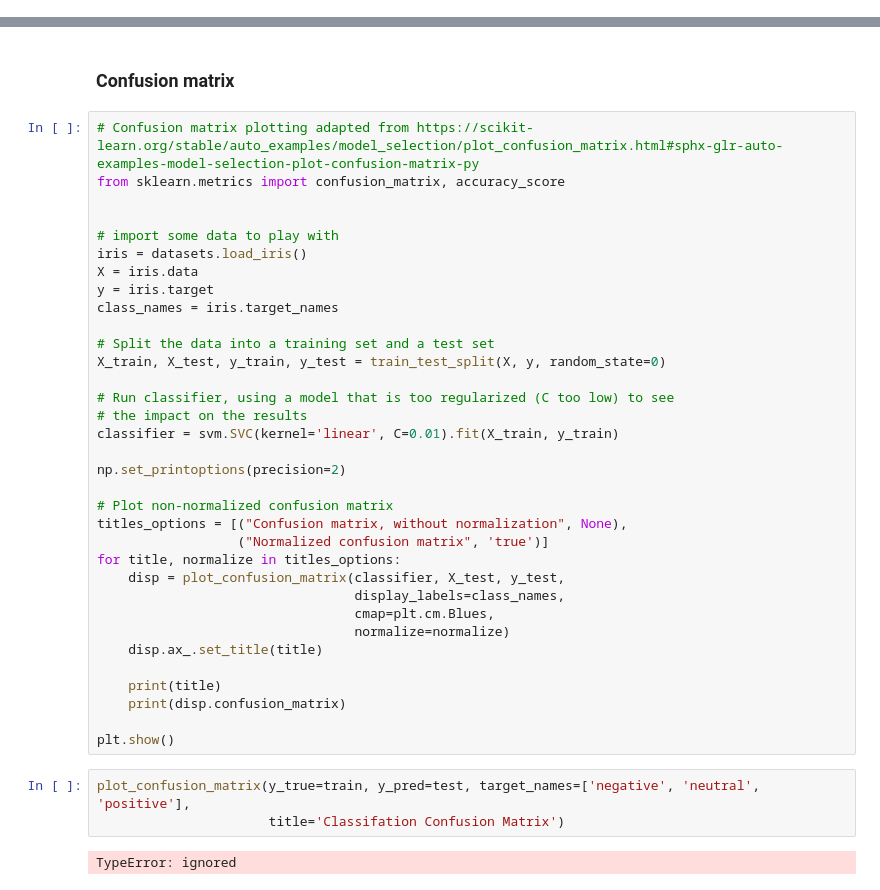
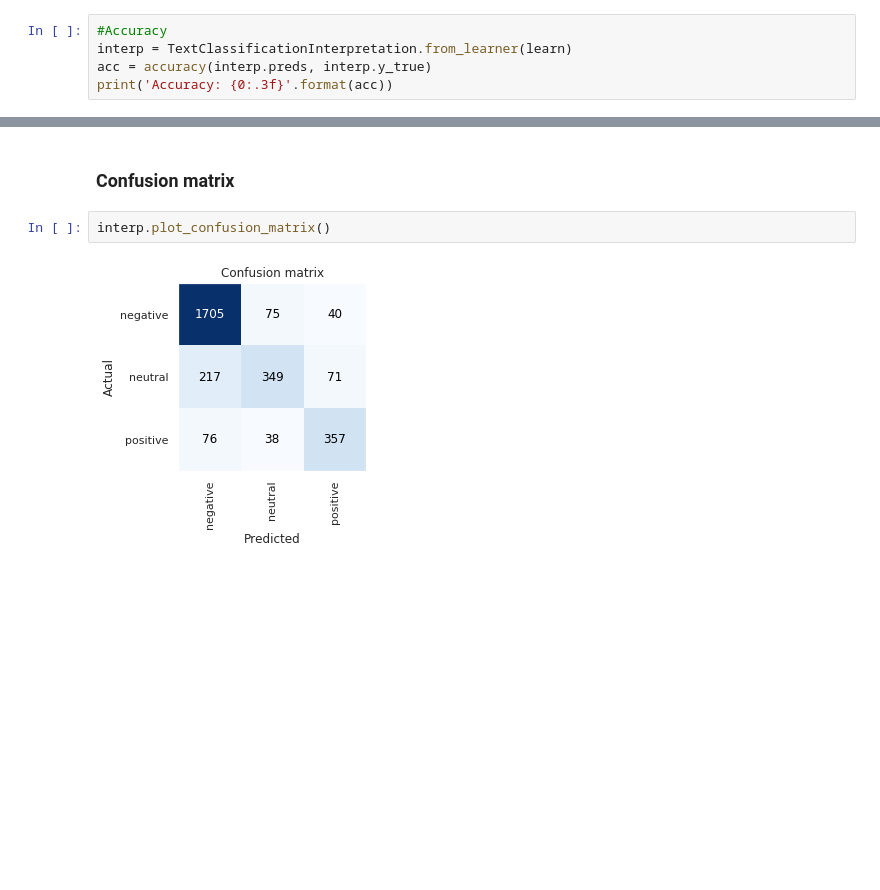
Before and after one commit to AlekseiMikhalev/Data-Science-Projects, a Jupyter notebook: ULMFiT_analysis.ipynb, the cells around one changed output, grey strips where cells are left out. Saved outputs shown, nothing was run; the diff lists cells and outputs as text; blank space fills up the shorter version.

```diff
--- a/ULMFiT_analysis.ipynb
+++ b/ULMFiT_analysis.ipynb
@@ -610,0 +609,5 @@ learn.show_results(rows=10)
+# %%
+#Accuracy
+interp = TextClassificationInterpretation.from_learner(learn)
+acc = accuracy(interp.preds, interp.y_true)
+print('Accuracy: {0:.3f}'.format(acc))
@@ -611,41 +617,6 @@ learn.show_results(rows=10)
 # %% [markdown]
 ### __Confusion matrix__
-# %%
-# Confusion matrix plotting adapted from https://scikit-learn.org/stable/auto_examples/model_selection/plot_confusion_matrix.html#sphx-glr-auto-examples-model-selection-plot-confusion-matrix-py
-from sklearn.metrics import confusion_matrix, accuracy_score
-
-
-# import some data to play with
-iris = datasets.load_iris()
-X = iris.data
-y = iris.target
-class_names = iris.target_names
-
-# Split the data into a training set and a test set
-X_train, X_test, y_train, y_test = train_test_split(X, y, random_state=0)
-
-# Run classifier, using a model that is too regularized (C too low) to see
-# the impact on the results
-classifier = svm.SVC(kernel='linear', C=0.01).fit(X_train, y_train)
-
-np.set_printoptions(precision=2)
-
-# Plot non-normalized confusion matrix
-titles_options = [("Confusion matrix, without normalization", None),
-                  ("Normalized confusion matrix", 'true')]
-for title, normalize in titles_options:
-    disp = plot_confusion_matrix(classifier, X_test, y_test,
-                                 display_labels=class_names,
-                                 cmap=plt.cm.Blues,
-                                 normalize=normalize)
-    disp.ax_.set_title(title)
-
-    print(title)
-    print(disp.confusion_matrix)
-
-plt.show()
-# %%
-plot_confusion_matrix(y_true=train, y_pred=test, target_names=['negative', 'neutral', 'positive'],
-                      title='Classifation Confusion Matrix')
-# %% [output]
-TypeError: ignored
+# %%
+interp.plot_confusion_matrix()
+# %% [output]
+[figure, added]
```
Also changed, not shown: parts of 16 cells of this notebook.
